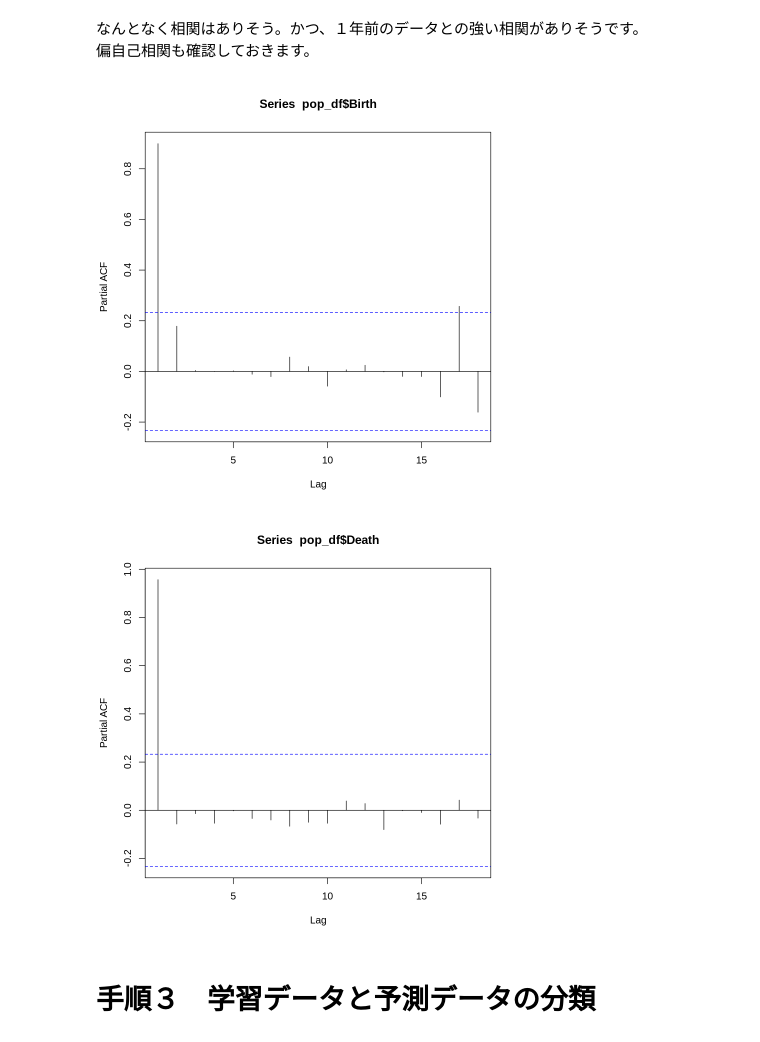
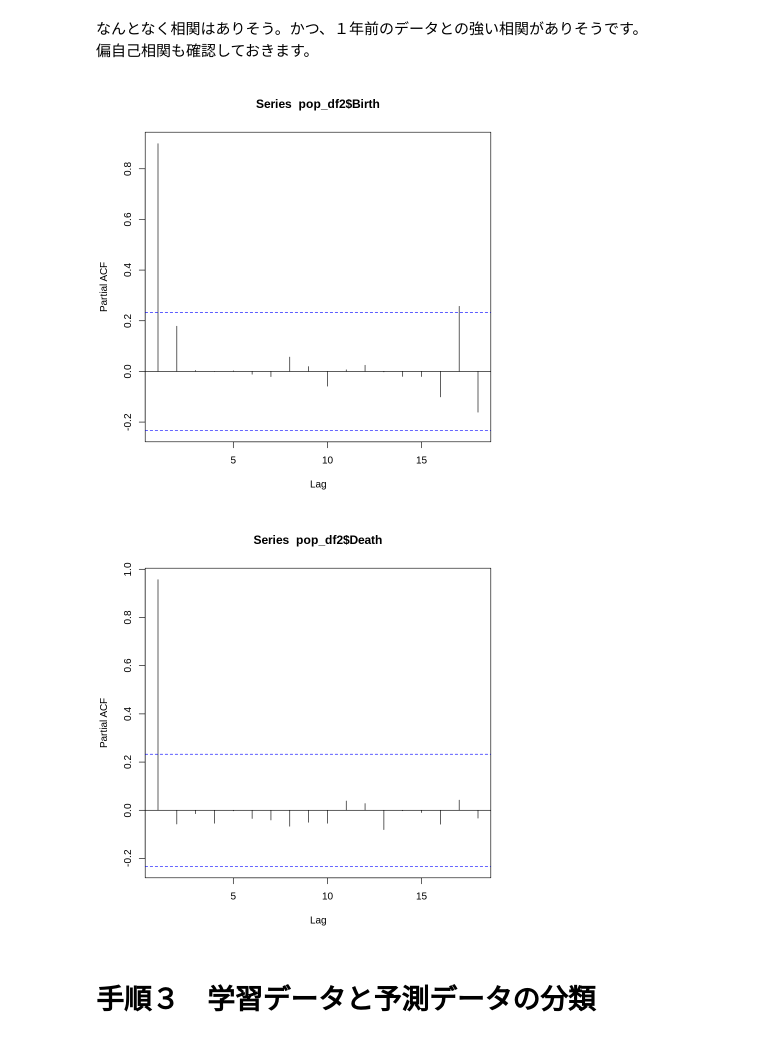
Before and after one commit to u-10bei/Population_Projections, a Jupyter notebook: ipynb/R_StateSpace_2.ipynb, the cells around one changed output. Drawn from its saved outputs; the diff is of its cells as text; code cells hidden in the pictures.

```diff
--- a/ipynb/R_StateSpace_2.ipynb
+++ b/ipynb/R_StateSpace_2.ipynb
@@ -84,13 +105,13 @@ pop_df$Death |>
 偏自己相関も確認しておきます。
 # %%
 # 偏自己相関のグラフ
-pop_df$Birth |>
+pop_df2$Birth |>
   pacf()
-pop_df$Death |>
+pop_df2$Death |>
   pacf()
 # %% [output]
-[figure, old version]
+[figure, new version]
-[figure, old version]
+[figure, new version]
 # %% [markdown]
 # 手順３　学習データと予測データの分類
 # %% [markdown]
```
Also changed, not shown: parts of 12 cells of this notebook.
